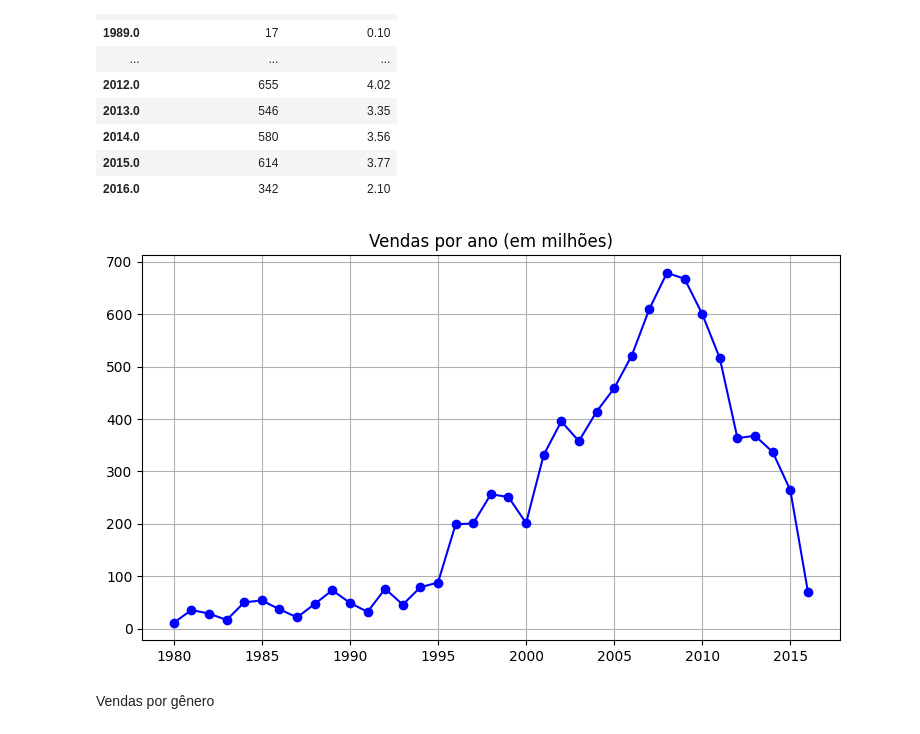
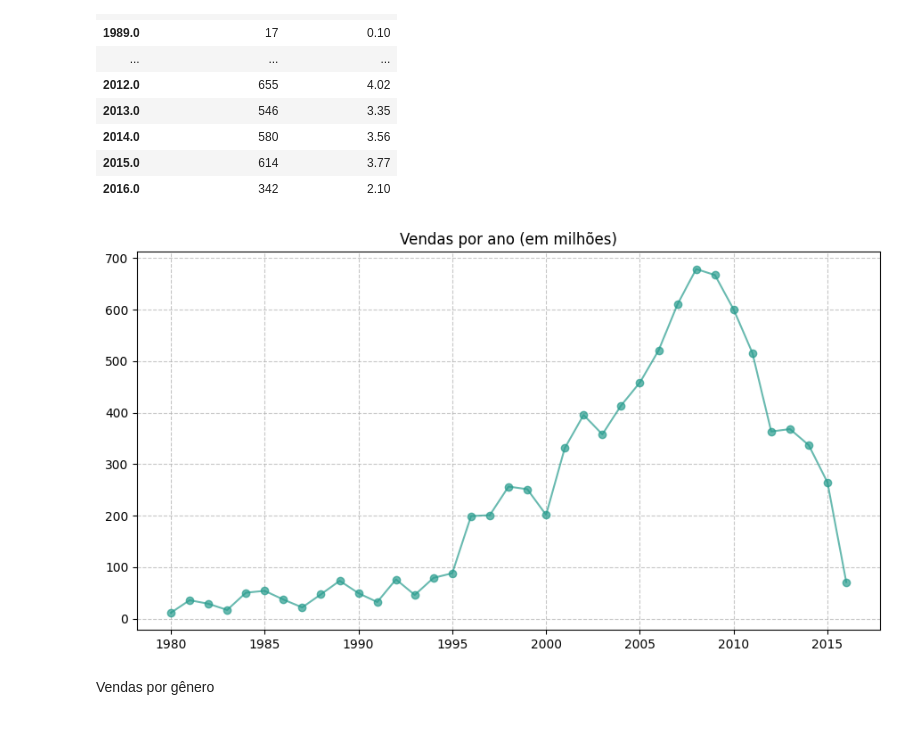
Before and after one commit to thaiisfaustino/mercado-de-jogos, a Jupyter notebook: notebook/analise_exploratoria.ipynb, the cells around one changed output. Saved outputs shown, nothing was run; the diff lists cells and outputs as text; code cells hidden in the pictures.

```diff
--- a/notebook/analise_exploratoria.ipynb
+++ b/notebook/analise_exploratoria.ipynb
@@ -27,6 +27,10 @@ import pandas as pd
 import numpy as np
 import seaborn as sns
 import matplotlib.pyplot as plt
+# %%
+# Definição da paleta de cores
+cores_hex = ['#e9c46a', '#f4a261', '#e76f51', '#2a9d8f', '#264652']
+cores_sns = sns.color_palette(cores_hex)
 # %%
 dados = pd.read_csv(r"C:\Users\Pichau\Documents\GitHub\mercado-de-jogos\data\vgsales.csv")
 # %%
@@ -177,12 +181,13 @@ plataformas
 # %%
 vendas_ano = dados.groupby('Year')['Global_Sales'].sum()
 plt.figure(figsize=(9, 5))
-plt.plot(vendas_ano.index, vendas_ano.values, marker='o', linestyle='-', color='blue')
+plt.plot(vendas_ano.index, vendas_ano.values, marker='o', linestyle='-', alpha=0.7, color=cores_hex[3], label='Vendas Globais')
 plt.title('Vendas por ano (em milhões)')
-plt.grid(True)
+plt.grid(True, linestyle='--', alpha=0.7)
+plt.tight_layout()
 plt.show()
 # %% [output]
-[figure, old version]
+[figure, new version]
 # %% [markdown]
 Vendas por gênero
 # %%
```
Also changed, not shown: parts of 8 cells of this notebook.
